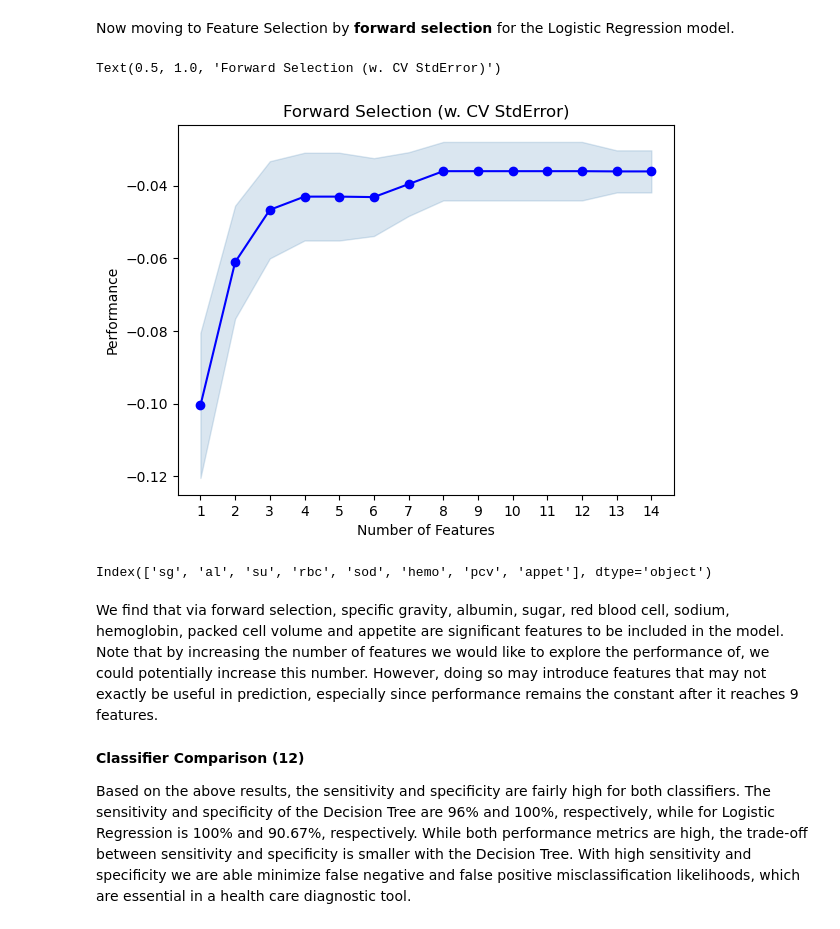
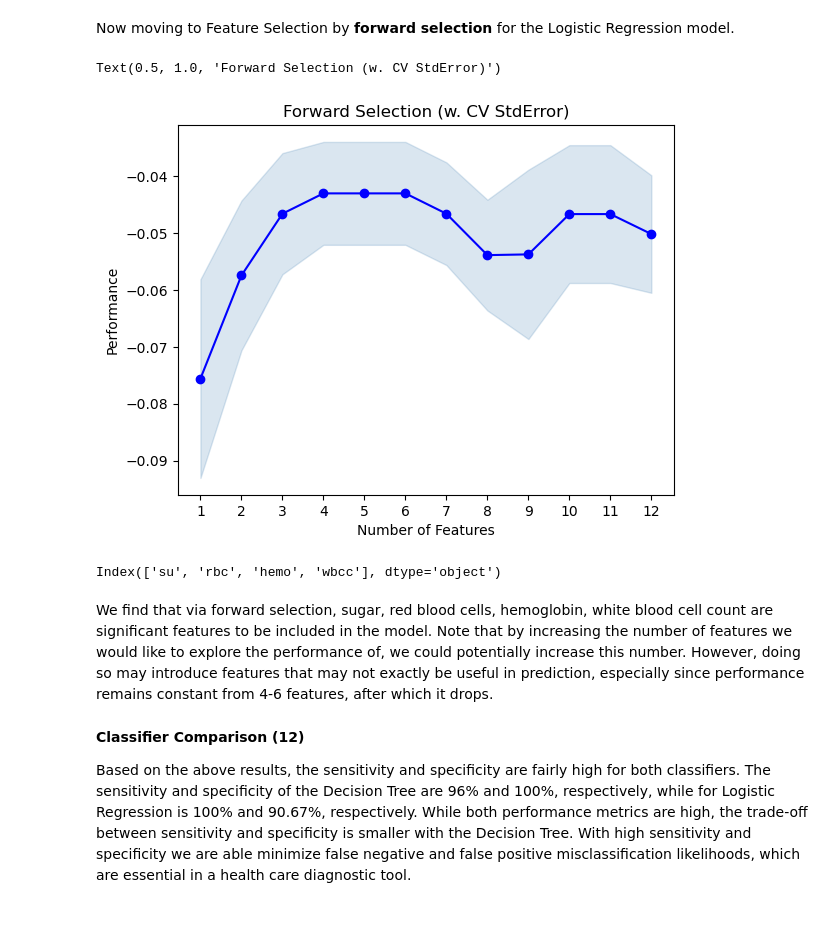
Before and after one commit to nimerkb/Assign6, a Jupyter notebook: Final_Assignment_6.ipynb, the cells around one changed output. Cells and saved outputs as stored; diff of their text form; code cells hidden in the pictures.

```diff
--- a/Final_Assignment_6.ipynb
+++ b/Final_Assignment_6.ipynb
@@ -459,0 +463,7 @@ A depth of 2 maximizes complexity while reducing complexity, so I will choose th
+# %%
+cs_dt = DecisionTreeClassifier(
+    max_depth = 2,
+    random_state=0
+)
+
+cs_dt.fit(X_train, y_train)
@@ -509,28 +540,28 @@ Specificity= 0.9066666666666666
 We find that we have a sensitivity of 100% and specificity is at approx. 90.67%.
 # %% [markdown]
 Now moving to Feature Selection by **forward selection** for the Logistic Regression model.
+# %%
+sfs = SFS(
+    def_log,
+    k_features = (1,12),
+    forward = True,
+    floating = False,
+    scoring ='neg_mean_squared_error',
+    cv=5
+)
 # %%
-sfs = SFS(
-    def_log,
-    k_features = (1,14),
-    forward = True,
-    floating = False,
-    scoring ='neg_mean_squared_error',
-    cv=5
-)
-
 sfs = sfs.fit(X_train, y_train)
 fig = plot_sfs(sfs.get_metric_dict(), kind ='std_err')
 plt.title('Forward Selection (w. CV StdError)')
 # %% [output]
 Text(0.5, 1.0, 'Forward Selection (w. CV StdError)')
-[figure, old version]
+[figure, new version]
 # %%
 X_train.columns[list(sfs.k_feature_idx_)]
 # %% [output]
-Index(['sg', 'al', 'su', 'rbc', 'sod', 'hemo', 'pcv', 'appet'], dtype='object')
+Index(['su', 'rbc', 'hemo', 'wbcc'], dtype='object')
 # %% [markdown]
-We find that via forward selection, specific gravity, albumin, sugar, red blood cell, sodium, hemoglobin, packed cell volume and appetite are significant features to be included in the model. Note that by increasing the number of features we would like to explore the performance of, we could potentially increase this number. However, doing so may introduce features that may not exactly be useful in prediction, especially since performance remains the constant after it reaches 9 features.
+We find that via forward selection, sugar, red blood cells, hemoglobin, white blood cell count are significant features to be included in the model. Note that by increasing the number of features we would like to explore the performance of, we could potentially increase this number. However, doing so may introduce features that may not exactly be useful in prediction, especially since performance remains constant from 4-6 features, after which it drops.
 # %% [markdown]
 **Classifier Comparison (12)**
 
```
Also changed, not shown: parts of 8 cells of this notebook.
